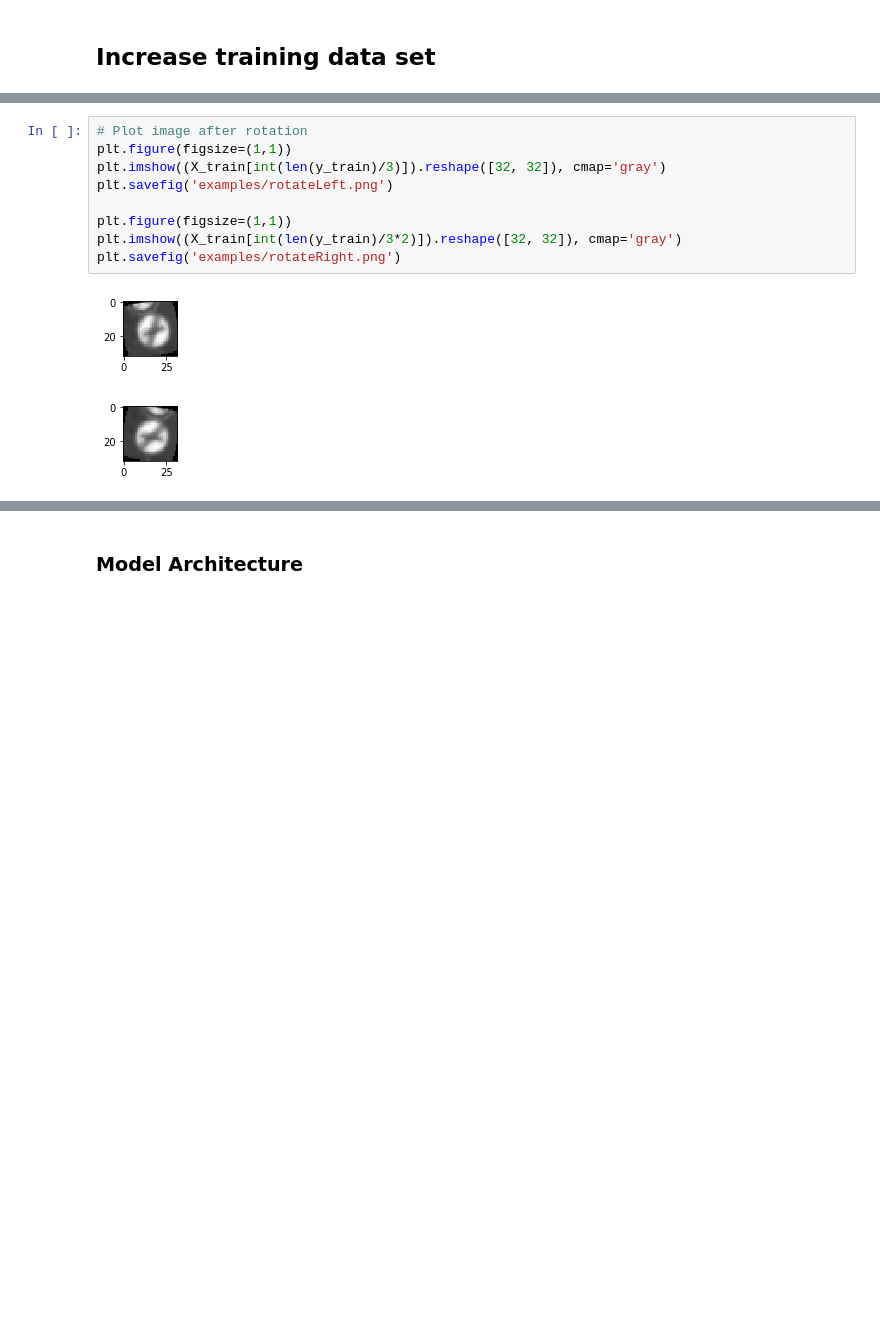
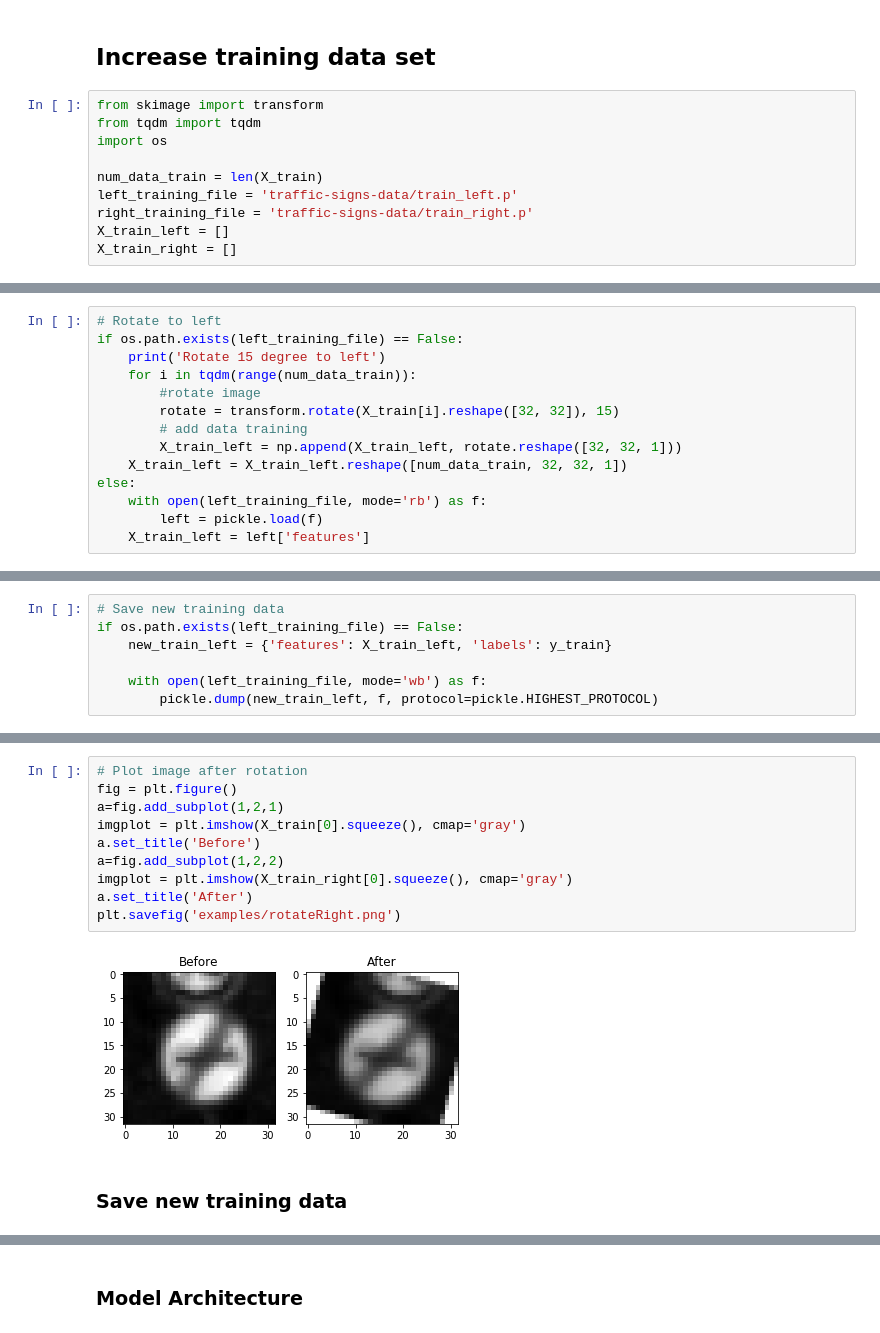
Before and after one commit to lelordoftech/Udacity, a Jupyter notebook: CarND-Traffic-Sign-Classifier-Project/Traffic_Sign_Classifier.ipynb, the cells around one changed output, grey strips where cells are left out. Saved outputs shown, nothing was run; the diff lists cells and outputs as text; blank space fills up the shorter version.

```diff
--- a/CarND-Traffic-Sign-Classifier-Project/Traffic_Sign_Classifier.ipynb
+++ b/CarND-Traffic-Sign-Classifier-Project/Traffic_Sign_Classifier.ipynb
@@ -189,2 +206,12 @@ plt.savefig('examples/normalization.png')
 # %% [markdown]
 ## Increase training data set
+# %%
+from skimage import transform
+from tqdm import tqdm
+import os
+
+num_data_train = len(X_train)
+left_training_file = 'traffic-signs-data/train_left.p'
+right_training_file = 'traffic-signs-data/train_right.p'
+X_train_left = []
+X_train_right = []
@@ -190,0 +220,14 @@ plt.savefig('examples/normalization.png')
+# %%
+# Rotate to left
+if os.path.exists(left_training_file) == False:
+    print('Rotate 15 degree to left')
+    for i in tqdm(range(num_data_train)):
+        #rotate image
+        rotate = transform.rotate(X_train[i].reshape([32, 32]), 15)
+        # add data training
+        X_train_left = np.append(X_train_left, rotate.reshape([32, 32, 1]))
+    X_train_left = X_train_left.reshape([num_data_train, 32, 32, 1])
+else:
+    with open(left_training_file, mode='rb') as f:
+        left = pickle.load(f)
+    X_train_left = left['features']
@@ -190,0 +248,7 @@ plt.savefig('examples/normalization.png')
+# %%
+# Save new training data
+if os.path.exists(left_training_file) == False:
+    new_train_left = {'features': X_train_left, 'labels': y_train}
+
+    with open(left_training_file, mode='wb') as f:
+        pickle.dump(new_train_left, f, protocol=pickle.HIGHEST_PROTOCOL)
@@ -223,12 +271,14 @@ Rotate 15 degree to right
 # %%
 # Plot image after rotation
-plt.figure(figsize=(1,1))
-plt.imshow((X_train[int(len(y_train)/3)]).reshape([32, 32]), cmap='gray')
-plt.savefig('examples/rotateLeft.png')
-
-plt.figure(figsize=(1,1))
-plt.imshow((X_train[int(len(y_train)/3*2)]).reshape([32, 32]), cmap='gray')
+fig = plt.figure()
+a=fig.add_subplot(1,2,1)
+imgplot = plt.imshow(X_train[0].squeeze(), cmap='gray')
+a.set_title('Before')
+a=fig.add_subplot(1,2,2)
+imgplot = plt.imshow(X_train_right[0].squeeze(), cmap='gray')
+a.set_title('After')
 plt.savefig('examples/rotateRight.png')
 # %% [output]
-[figure, old version]
+[figure, new version]
-[figure, removed]
+# %% [markdown]
+### Save new training data
```
Also changed, not shown: parts of 20 cells of this notebook, 7 other files.
